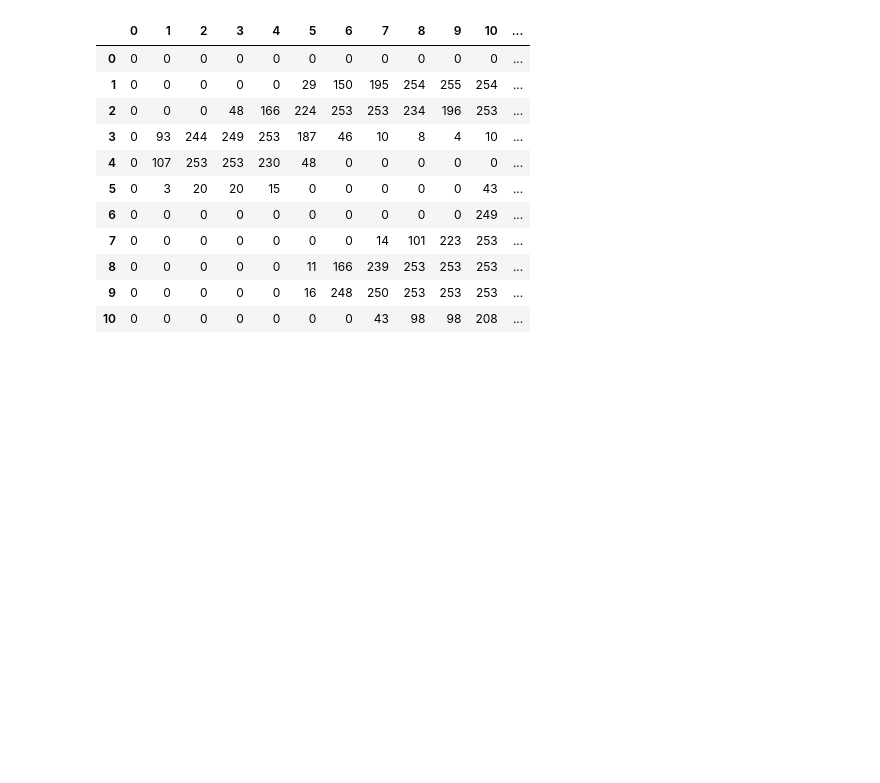
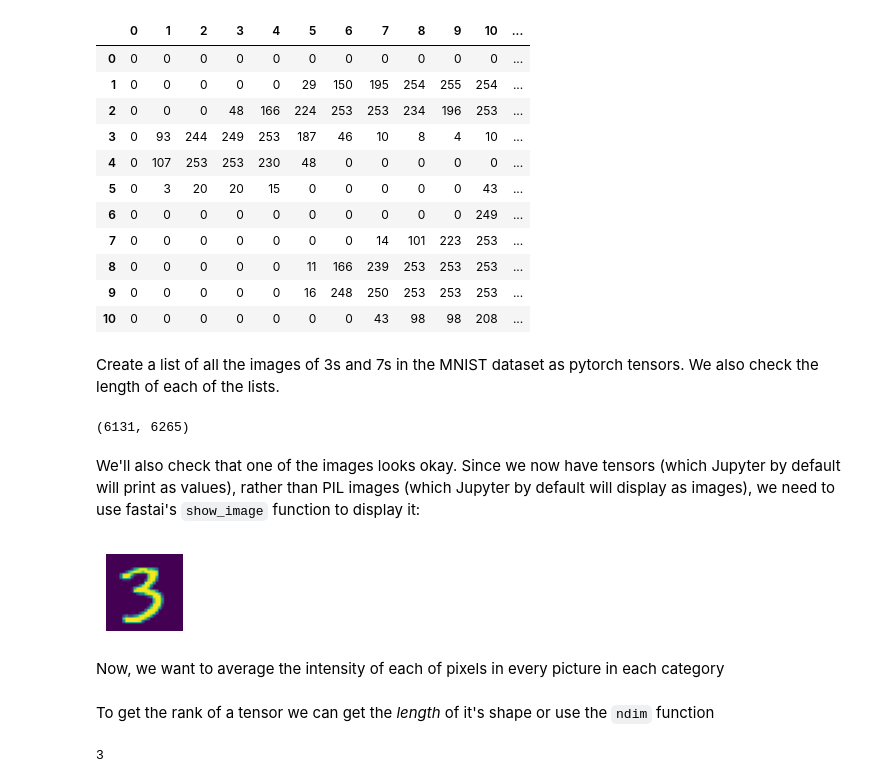
Before and after one commit to Felforge/3_and_7_identifier, a Jupyter notebook: 3_and_7_identifier.ipynb, the cells around one changed output. Drawn from its saved outputs; the diff is of its cells as text; code cells hidden in the pictures; blank space fills up the shorter version.

```diff
--- a/3_and_7_identifier.ipynb
+++ b/3_and_7_identifier.ipynb
@@ -79,3 +79,19 @@ df.style.set_properties(**{'font-size':'6pt'}).background_gradient('Greys')
 | 8 | 0 | 0 | 0 | 0 | 0 | 11 | 166 | 239 | 253 | 253 | 253 | ... |
 | 9 | 0 | 0 | 0 | 0 | 0 | 16 | 248 | 250 | 253 | 253 | 253 | ... |
 | 10 | 0 | 0 | 0 | 0 | 0 | 0 | 0 | 43 | 98 | 98 | 208 | ... |
+# %% [markdown]
+Create a list of all the images of 3s and 7s in the MNIST dataset as pytorch tensors. We also check the length of each of the lists.
+# %%
+seven_tensors = [tensor(Image.open(o)) for o in sevens]
+three_tensors = [tensor(Image.open(o)) for o in threes]
+len(three_tensors),len(seven_tensors)
+# %% [output]
+(6131, 6265)
+# %% [markdown]
+We'll also check that one of the images looks okay. Since we now have tensors (which Jupyter by default will print as values), rather than PIL images (which Jupyter by default will display as images), we need to use fastai's `show_image` function to display it:
+# %%
+show_image(three_tensors[1]);
+# %% [output]
+[figure, added]
+# %% [markdown]
+Now, we want to average the intensity of each of pixels in every picture in each category
@@ -81,0 +103,7 @@ df.style.set_properties(**{'font-size':'6pt'}).background_gradient('Greys')
+# %% [markdown]
+To get the rank of a tensor we can get the *length* of it's shape or use the `ndim` function
+# %%
+len(shaped_threes)
+stacked_threes.ndim
+# %% [output]
+3
```
Also changed, not shown: parts of 4 cells of this notebook.
